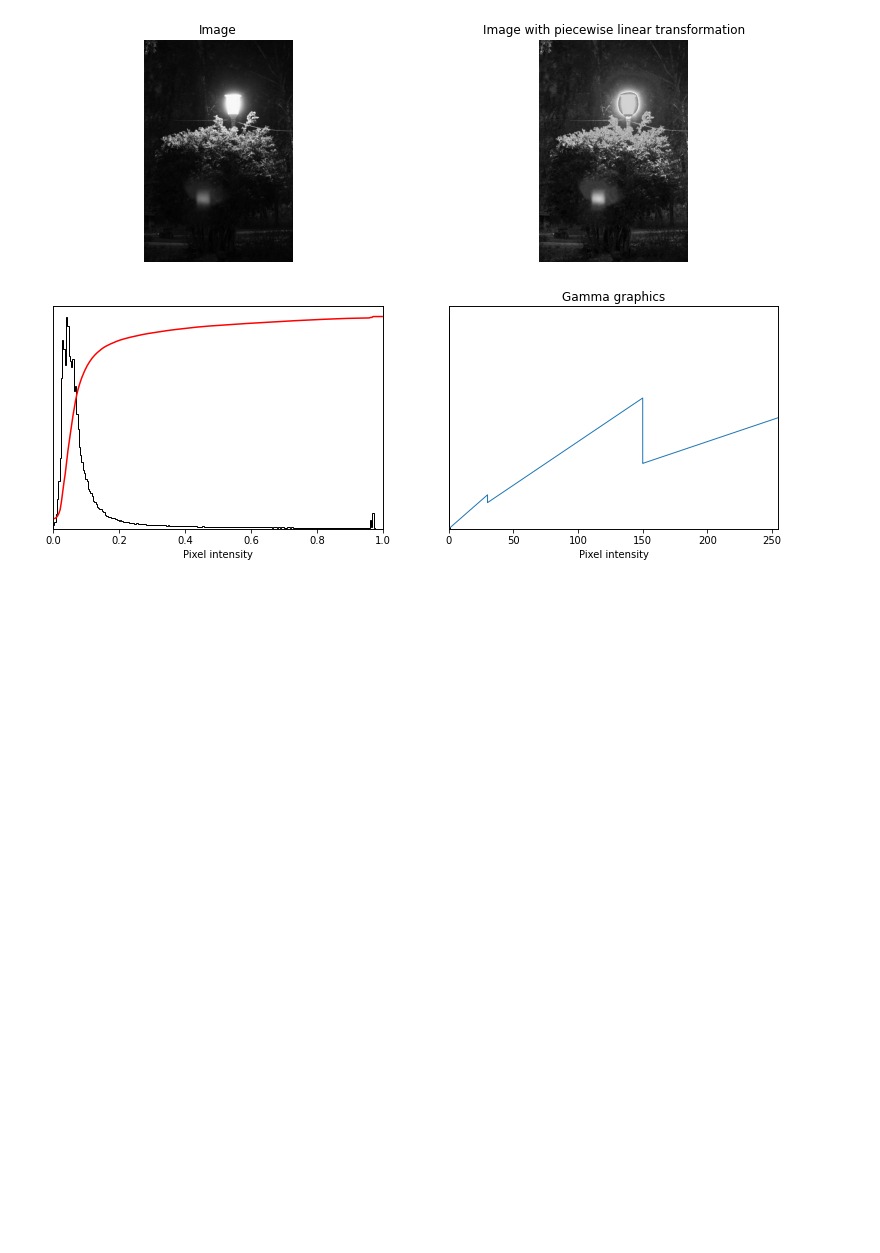
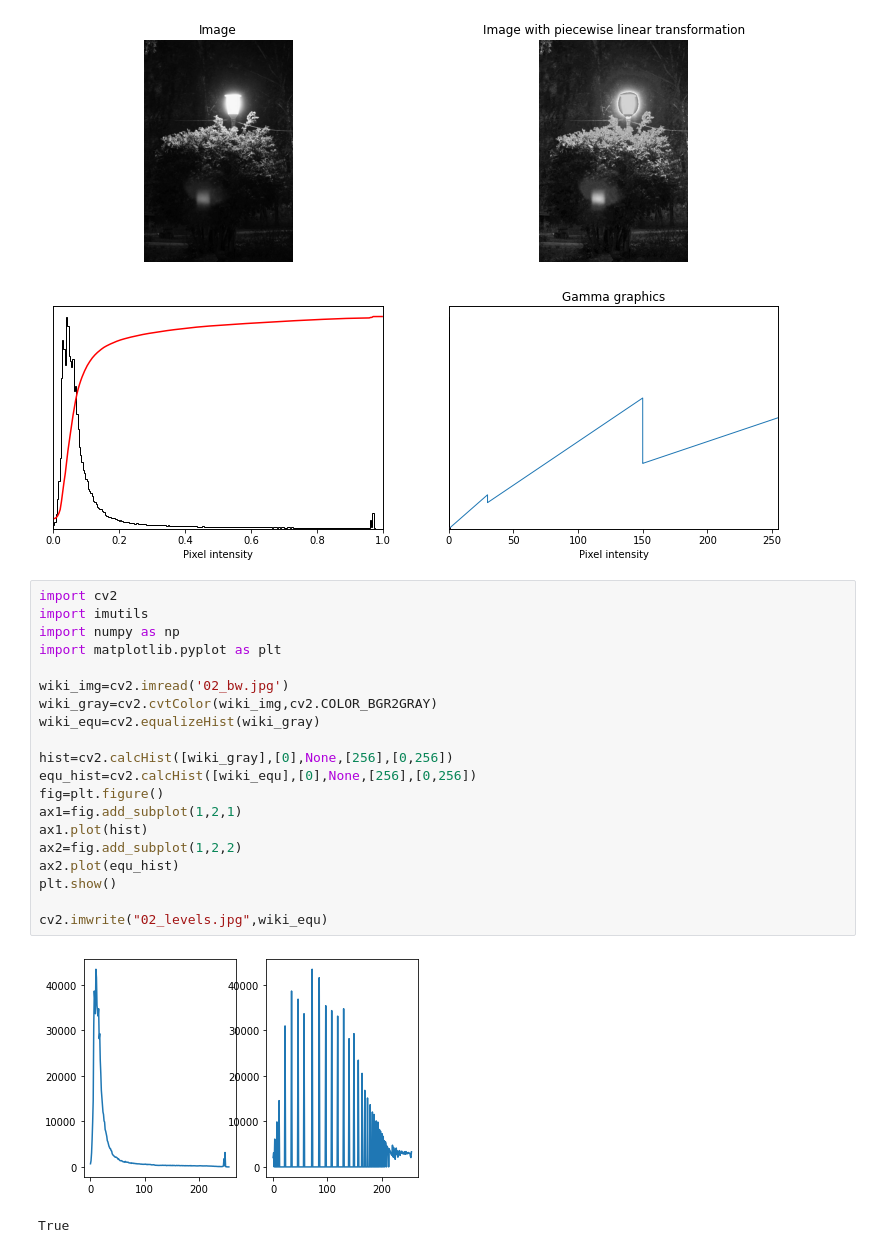
Before and after one commit to GreyImediary/image_processing_labs, a Jupyter notebook: lab_2/lab_2.ipynb, the cells around one changed output. Cells and saved outputs as stored; diff of their text form; blank space fills up the shorter version.

```diff
--- a/lab_2/lab_2.ipynb
+++ b/lab_2/lab_2.ipynb
@@ -209,3 +209,26 @@ imsave('02_sl.jpg', img_02_sl)
 # %% [output]
 [figure]
 [figure]
+# %%
+import cv2
+import imutils
+import numpy as np
+import matplotlib.pyplot as plt
+
+wiki_img=cv2.imread('02_bw.jpg')
+wiki_gray=cv2.cvtColor(wiki_img,cv2.COLOR_BGR2GRAY)
+wiki_equ=cv2.equalizeHist(wiki_gray)
+
+hist=cv2.calcHist([wiki_gray],[0],None,[256],[0,256])
+equ_hist=cv2.calcHist([wiki_equ],[0],None,[256],[0,256])
+fig=plt.figure()
+ax1=fig.add_subplot(1,2,1)
+ax1.plot(hist)
+ax2=fig.add_subplot(1,2,2)
+ax2.plot(equ_hist)
+plt.show()
+
+cv2.imwrite("02_levels.jpg",wiki_equ)
+# %% [output]
+[figure, added]
+True
```
Also changed, not shown: 4 other files.
